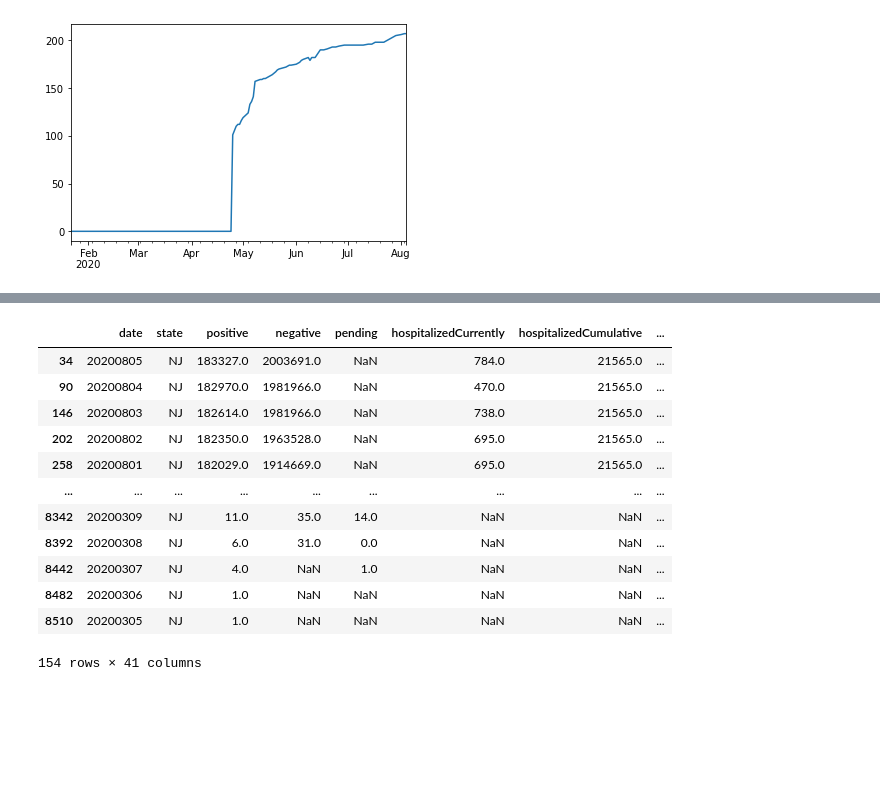
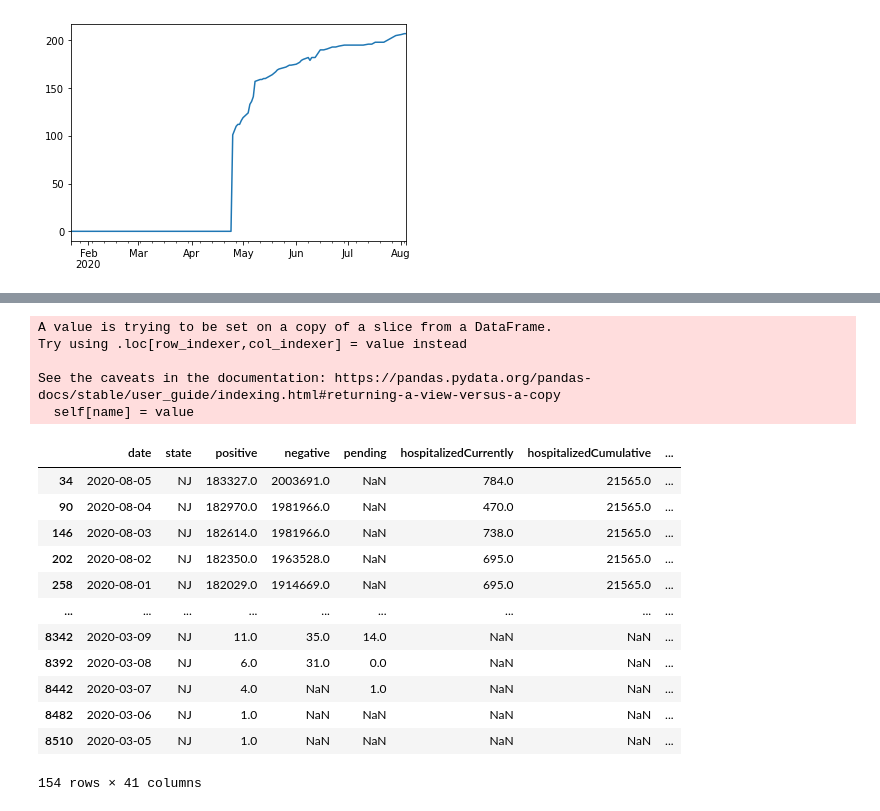
Before and after one commit to danielsuo/princeton.fyi, a Jupyter notebook: notebooks/Testing.ipynb, the cells around one changed output, grey strips where cells are left out. Saved outputs shown, nothing was run; the diff lists cells and outputs as text; code cells hidden in the pictures; blank space fills up the shorter version.

```diff
--- a/notebooks/Testing.ipynb
+++ b/notebooks/Testing.ipynb
@@ -236,16 +278,25 @@ srcs["national_data"].df
 # %%
-srcs["state_data"].df[srcs["state_data"].df.state == "NJ"]
+state = srcs["state_data"].df[srcs["state_data"].df.state == "NJ"]
+state.date = pd.to_datetime(state.date, format="%Y%m%d")
 # %% [output]
-|  | date | state | positive | negative | pending | hospitalizedCurrently | hospitalizedCumulative | ... |
-| 34 | 20200805 | NJ | 183327.0 | 2003691.0 | NaN | 784.0 | 21565.0 | ... |
-| 90 | 20200804 | NJ | 182970.0 | 1981966.0 | NaN | 470.0 | 21565.0 | ... |
-| 146 | 20200803 | NJ | 182614.0 | 1981966.0 | NaN | 738.0 | 21565.0 | ... |
-| 202 | 20200802 | NJ | 182350.0 | 1963528.0 | NaN | 695.0 | 21565.0 | ... |
-| 258 | 20200801 | NJ | 182029.0 | 1914669.0 | NaN | 695.0 | 21565.0 | ... |
-| ... | ... | ... | ... | ... | ... | ... | ... | ... |
-| 8342 | 20200309 | NJ | 11.0 | 35.0 | 14.0 | NaN | NaN | ... |
-| 8392 | 20200308 | NJ | 6.0 | 31.0 | 0.0 | NaN | NaN | ... |
-| 8442 | 20200307 | NJ | 4.0 | NaN | 1.0 | NaN | NaN | ... |
-| 8482 | 20200306 | NJ | 1.0 | NaN | NaN | NaN | NaN | ... |
-| 8510 | 20200305 | NJ | 1.0 | NaN | NaN | NaN | NaN | ... |
-154 rows × 41 columns
+A value is trying to be set on a copy of a slice from a DataFrame.
+Try using .loc[row_indexer,col_indexer] = value instead
+
+See the caveats in the documentation: https://pandas.pydata.org/pandas-docs/stable/user_guide/indexing.html#returning-a-view-versus-a-copy
+  self[name] = value
+# %%
+state
+# %% [output]
+|  | date | state | positive | negative | pending | hospitalizedCurrently | hospitalizedCumulative | ... |
+| 34 | 2020-08-05 | NJ | 183327.0 | 2003691.0 | NaN | 784.0 | 21565.0 | ... |
+| 90 | 2020-08-04 | NJ | 182970.0 | 1981966.0 | NaN | 470.0 | 21565.0 | ... |
+| 146 | 2020-08-03 | NJ | 182614.0 | 1981966.0 | NaN | 738.0 | 21565.0 | ... |
+| 202 | 2020-08-02 | NJ | 182350.0 | 1963528.0 | NaN | 695.0 | 21565.0 | ... |
+| 258 | 2020-08-01 | NJ | 182029.0 | 1914669.0 | NaN | 695.0 | 21565.0 | ... |
+| ... | ... | ... | ... | ... | ... | ... | ... | ... |
+| 8342 | 2020-03-09 | NJ | 11.0 | 35.0 | 14.0 | NaN | NaN | ... |
+| 8392 | 2020-03-08 | NJ | 6.0 | 31.0 | 0.0 | NaN | NaN | ... |
+| 8442 | 2020-03-07 | NJ | 4.0 | NaN | 1.0 | NaN | NaN | ... |
+| 8482 | 2020-03-06 | NJ | 1.0 | NaN | NaN | NaN | NaN | ... |
+| 8510 | 2020-03-05 | NJ | 1.0 | NaN | NaN | NaN | NaN | ... |
+154 rows × 41 columns
```
Also changed, not shown: parts of 9 cells of this notebook.
